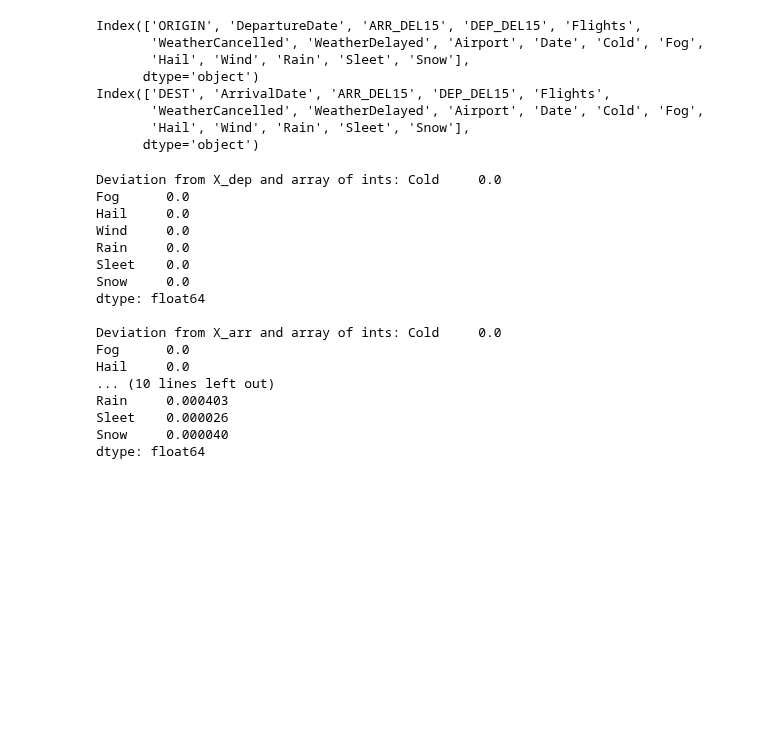
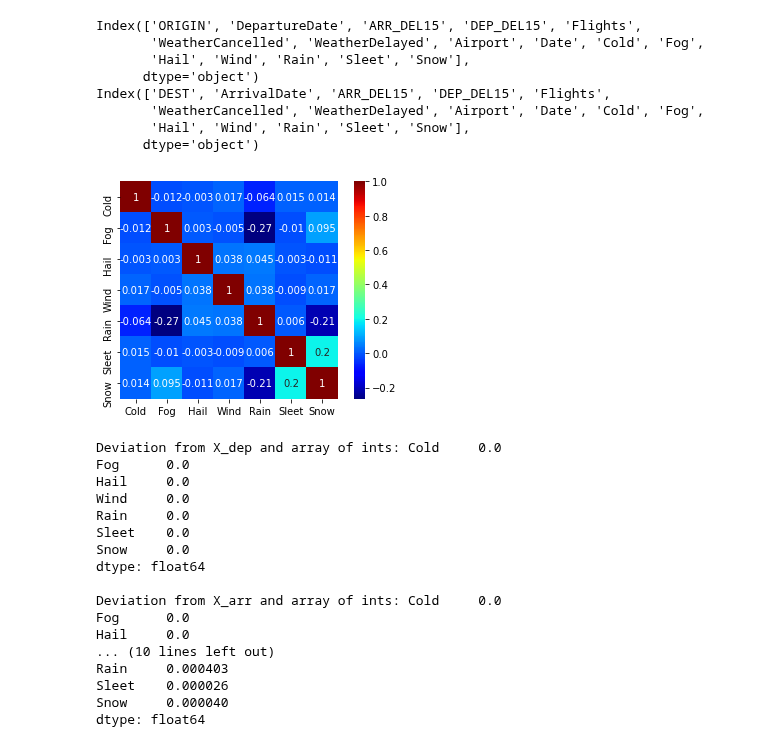
Before and after one commit to BarrettNB/Springboard, a Jupyter notebook: Capstone_2--Airport_weather/Steps_2-3_DataWrangling_EDA_2_Merging.ipynb, the cells around one changed output. Drawn from its saved outputs; the diff is of its cells as text; code cells hidden in the pictures; blank space fills up the shorter version.

Commit message:
Add corr matrix, fix image directories, add save/no-save switch

```diff
--- a/Capstone_2--Airport_weather/Steps_2-3_DataWrangling_EDA_2_Merging.ipynb
+++ b/Capstone_2--Airport_weather/Steps_2-3_DataWrangling_EDA_2_Merging.ipynb
@@ -6,6 +7,9 @@ import matplotlib.pyplot as plt
 # %%
+save_plots = True#; save_plots = False #whether to save the resulting plots
+
 #Load the weather data and merge them into our two DataFrames.'''
-os.chdir(r'D:\Springboard_DataSci\Assignments\Capstone_2--Airport_weather\data')
+WORKING_DIR = r'D:\Springboard_DataSci\Assignments\Capstone_2--Airport_weather'
+os.chdir(WORKING_DIR + r'\data')
 print('Loading weather events')
 weather_events = pd.read_csv('daily_weather.csv')
 print(weather_events.columns)
@@ -55,4 +59,18 @@ Index(['DEST', 'ArrivalDate', 'ARR_DEL15', 'DEP_DEL15', 'Flights',
        'WeatherCancelled', 'WeatherDelayed', 'Airport', 'Date', 'Cold', 'Fog',
        'Hail', 'Wind', 'Rain', 'Sleet', 'Snow'],
       dtype='object')
+# %%
+'''Exploratory data analysis'''
+#Weather events correlation matrix
+weather_events_corr = pd.read_csv('weather_code_corr.csv')
+weather_events_corr.set_index(weather_events_corr.columns[0], inplace=True)
+weather_events_corr.index.rename('Index', inplace=True)
+os.chdir(WORKING_DIR + r'\figures')
+corr_ax = sns.heatmap(weather_events_corr, square=True, annot=True, cmap=plt.get_cmap('jet'))
+corr_ax.set_ylabel('')
+if save_plots:
+    plt.savefig('CorrMatrixPlot.png')
+plt.show()
+# %% [output]
+[figure, added]
 # %%
```
Also changed, not shown: parts of 4 cells of this notebook.
